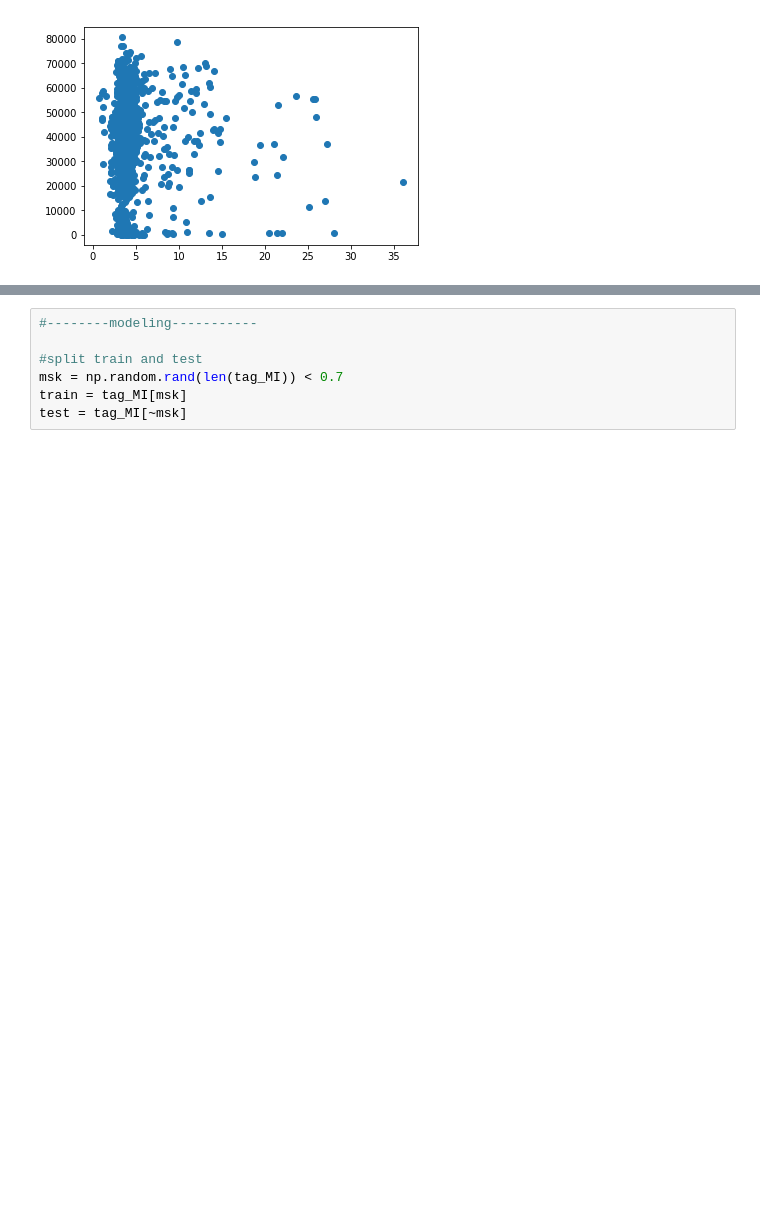
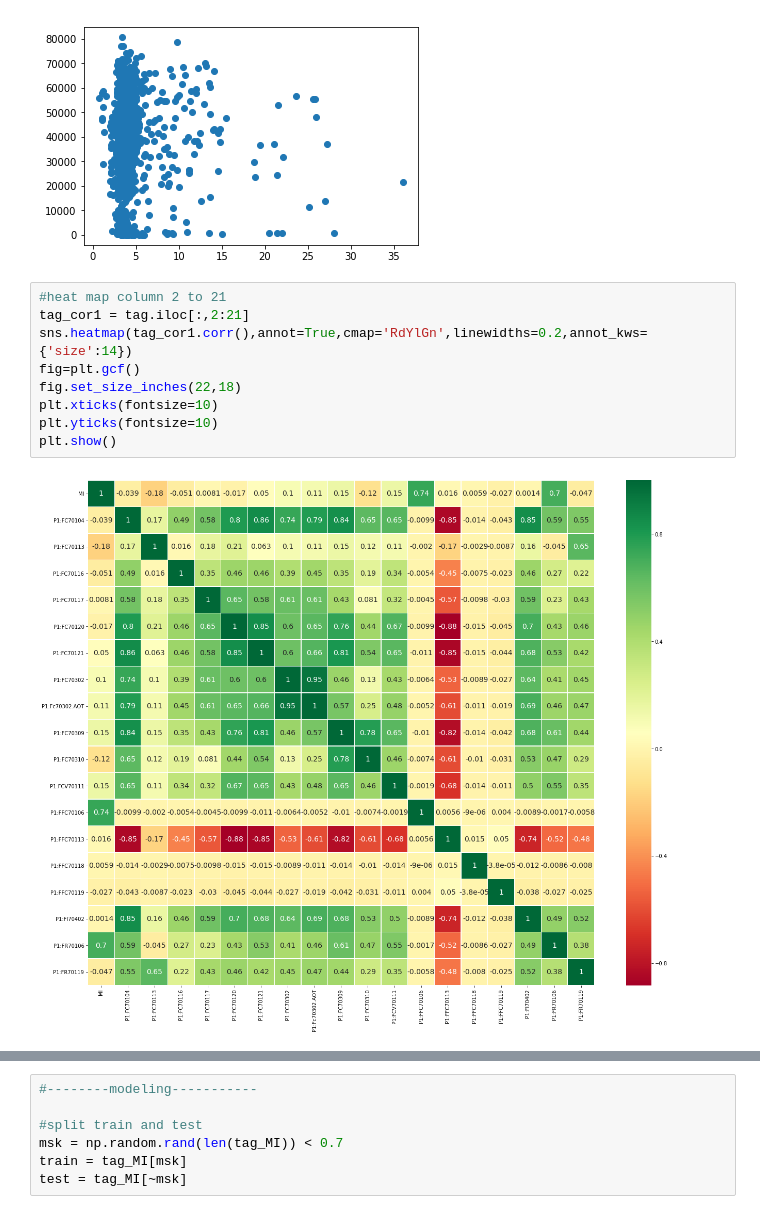
Before and after one commit to sanguis09/Capstone-project, a Jupyter notebook: src/Data Exploration.ipynb, the cells around one changed output, grey strips where cells are left out. Drawn from its saved outputs; the diff is of its cells as text; blank space fills up the shorter version.

Commit message:
add more plots

```diff
--- a/src/Data Exploration.ipynb
+++ b/src/Data Exploration.ipynb
@@ -109,3 +99,14 @@ plt.scatter(tag_MI['MI'], tag_MI['P1:FC70116'])
 # %% [output]
 <matplotlib.collections.PathCollection at 0x...>
 [figure]
+# %%
+#heat map column 2 to 21
+tag_cor1 = tag.iloc[:,2:21]
+sns.heatmap(tag_cor1.corr(),annot=True,cmap='RdYlGn',linewidths=0.2,annot_kws={'size':14})
+fig=plt.gcf()
+fig.set_size_inches(22,18)
+plt.xticks(fontsize=10)
+plt.yticks(fontsize=10)
+plt.show()
+# %% [output]
+[figure, added]
```
Also changed, not shown: parts of 5 cells of this notebook.
